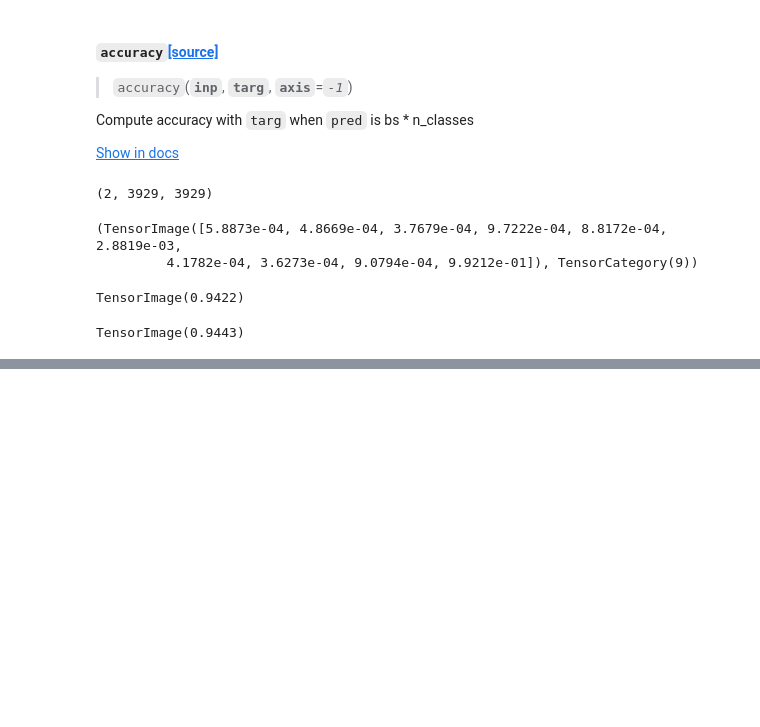
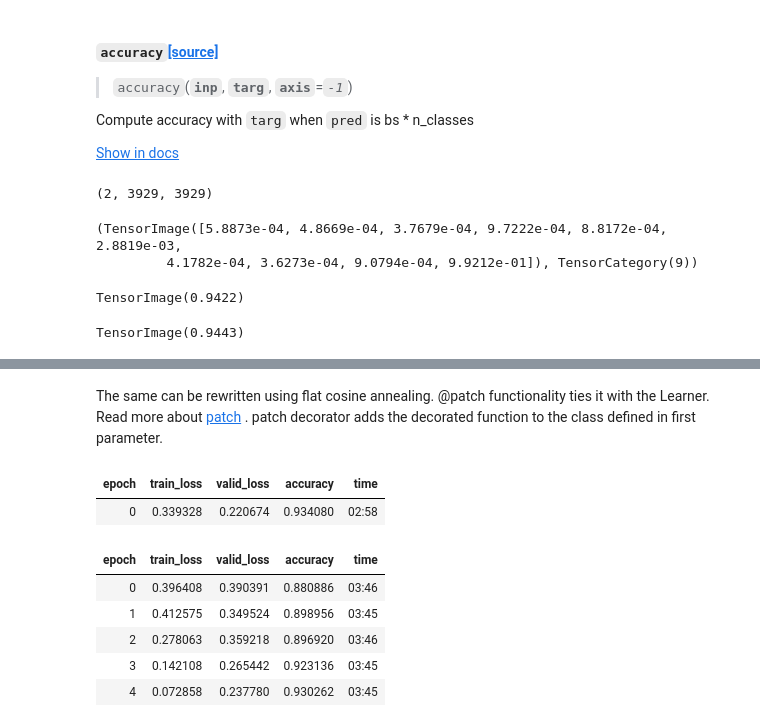
Before and after one commit to manisnesan/fastchai, a Jupyter notebook: 02_imagewoof.ipynb, the cells around one changed output, grey strips where cells are left out. Drawn from its saved outputs; the diff is of its cells as text; code cells hidden in the pictures; blank space fills up the shorter version.

Commit message:
Adding imagewoof notebook experiment for ranger, fit_flat_cos experiment

```diff
--- a/02_imagewoof.ipynb
+++ b/02_imagewoof.ipynb
@@ -315,7 +323,6 @@ learn.lr_find()
 SuggestedLRs(lr_min=0.010000000149011612, lr_steep=0.0003311311302240938)
 [figure]
 # %%
-FINE_TUNE=True
 if FINE_TUNE:
   learn.fine_tune(3, 1e-2)
 # %% [output]
@@ -490,0 +504,2 @@ TensorImage(0.9443)
+# %%
+learn = cnn_learner(dls, arch=resnet34, metrics=accuracy, opt_func=ranger)
@@ -490,0 +533,2 @@ TensorImage(0.9443)
+# %% [markdown]
+The same can be rewritten using flat cosine annealing. @patch functionality ties it with the Learner. Read more about [patch](https://fastcore.fast.ai/basics.html#patch) . patch decorator adds the decorated function to the class defined in first parameter.
@@ -490,0 +544,12 @@ TensorImage(0.9443)
+# %%
+if FINE_TUNE:
+  learn.fine_tune_flat_cos(5, 2e-2)
+# %% [output]
+| epoch | train_loss | valid_loss | accuracy | time |
+| 0 | 0.339328 | 0.220674 | 0.934080 | 02:58 |
+| epoch | train_loss | valid_loss | accuracy | time |
+| 0 | 0.396408 | 0.390391 | 0.880886 | 03:46 |
+| 1 | 0.412575 | 0.349524 | 0.898956 | 03:45 |
+| 2 | 0.278063 | 0.359218 | 0.896920 | 03:46 |
+| 3 | 0.142108 | 0.265442 | 0.923136 | 03:45 |
+| 4 | 0.072858 | 0.237780 | 0.930262 | 03:45 |
```
Also changed, not shown: parts of 26 cells of this notebook, 1 other file.
